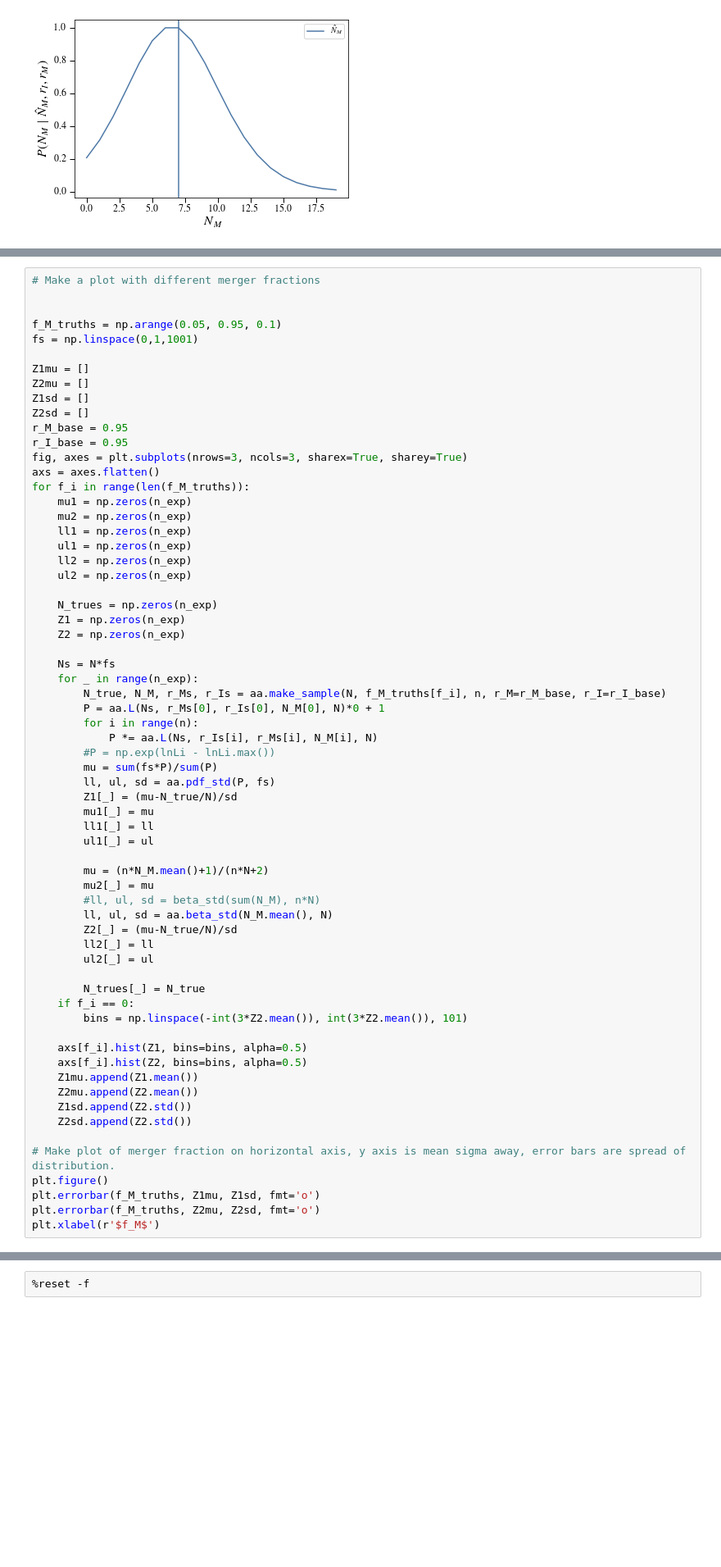
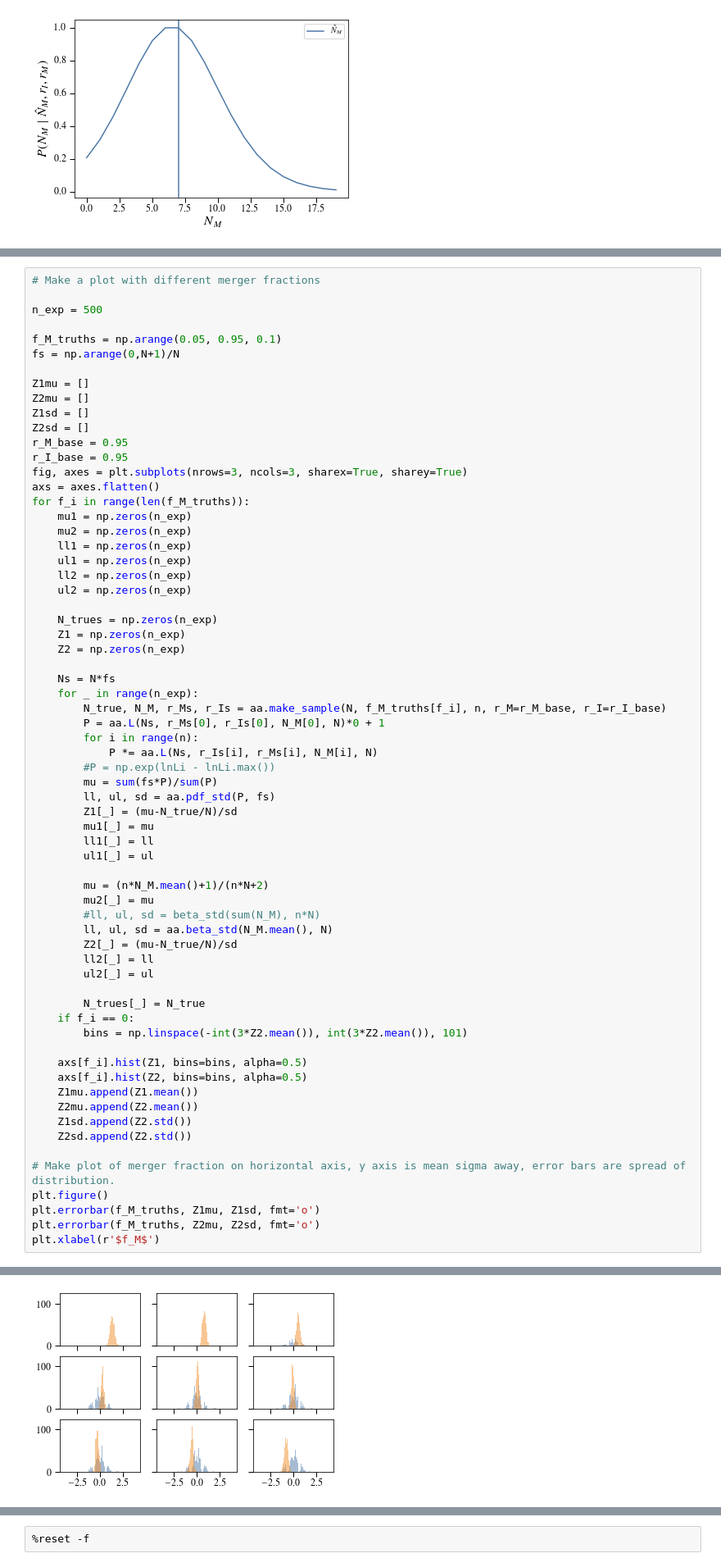
Before and after one commit to dncnwtts/merger_classification, a Jupyter notebook: accuracy_analysis.ipynb, the cells around one changed output, grey strips where cells are left out. Shown at 82% size. Cells and saved outputs as stored; diff of their text form; blank space fills up the shorter version.

Commit message:
Added figures for true fraction-dependent offset.

```diff
--- a/accuracy_analysis.ipynb
+++ b/accuracy_analysis.ipynb
@@ -334,9 +334,10 @@ _=plt.hist(mu2, bins=Ns/N, alpha=0.5)
 # %%
 # Make a plot with different merger fractions
 
+n_exp = 500
 
 f_M_truths = np.arange(0.05, 0.95, 0.1)
-fs = np.linspace(0,1,1001)
+fs = np.arange(0,N+1)/N
 
 Z1mu = []
 Z2mu = []
@@ -396,3 +397,4 @@ plt.figure()
 plt.errorbar(f_M_truths, Z1mu, Z1sd, fmt='o')
 plt.errorbar(f_M_truths, Z2mu, Z2sd, fmt='o')
 plt.xlabel(r'$f_M$')
+# %% [output]
@@ -398,0 +402 @@ plt.xlabel(r'$f_M$')
+[figure, added]
```
Also changed, not shown: parts of 8 cells of this notebook.
